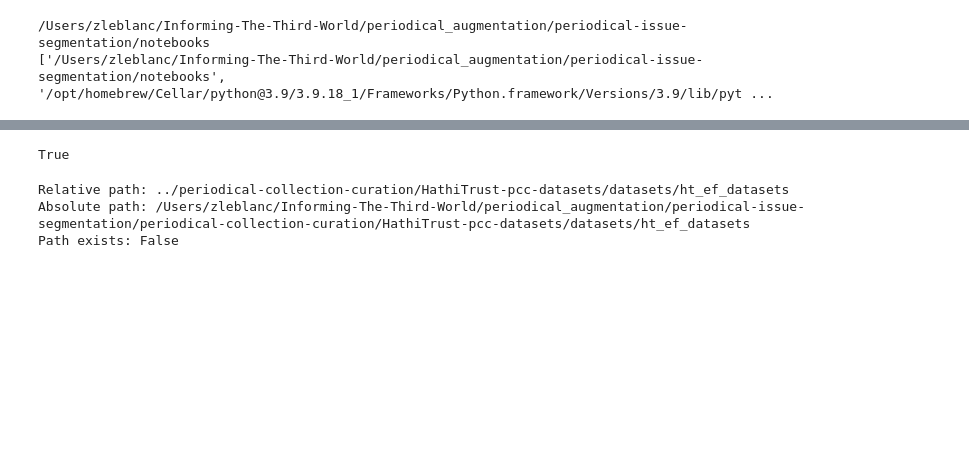
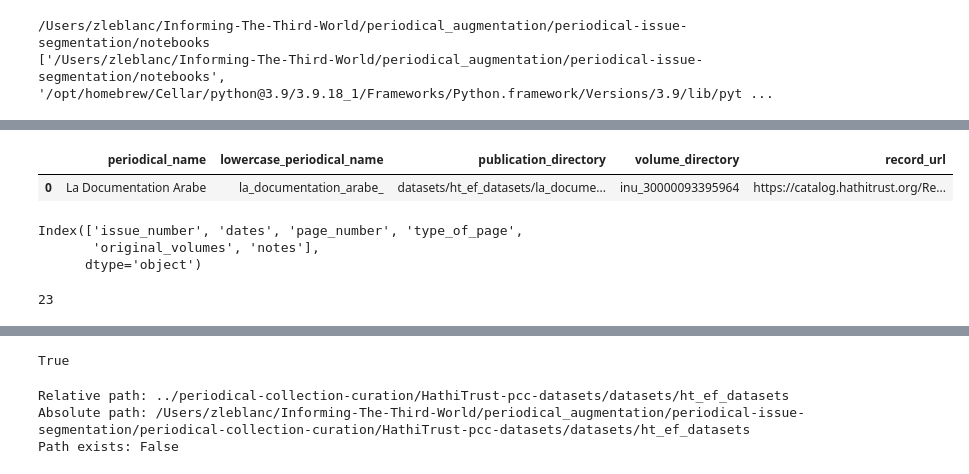
Before and after one commit to Informing-The-Third-World/periodical-wavelet-analysis, a Jupyter notebook: notebooks/TestingPaths.ipynb, the cells around one changed output, grey strips where cells are left out. Saved outputs shown, nothing was run; the diff lists cells and outputs as text; code cells hidden in the pictures; blank space fills up the shorter version.

```diff
--- a/notebooks/TestingPaths.ipynb
+++ b/notebooks/TestingPaths.ipynb
@@ -29,0 +16,5 @@ df
+# %%
+df[0:1][['periodical_name', 'lowercase_periodical_name', 'publication_directory', 'volume_directory', 'record_url']]
+# %% [output]
+|  | periodical_name | lowercase_periodical_name | publication_directory | volume_directory | record_url |
+| 0 | La Documentation Arabe | la_documentation_arabe_ | datasets/ht_ef_datasets/la_docume... | inu_30000093395964 | https://catalog.hathitrust.org/Re... |
@@ -29,0 +48,7 @@ df
+# %%
+test_annotated_df = pd.read_csv("../datasets/annotated_datasets/arab_observer_annotated_dataset.csv")
+cleaned_test_annotated_df = clean_annotated_df(test_annotated_df)
+# %% [output]
+Index(['issue_number', 'dates', 'page_number', 'type_of_page',
+       'original_volumes', 'notes'],
+      dtype='object')
@@ -29,0 +59,4 @@ df
+# %%
+merged_annotated_df['original_volumes'].nunique()
+# %% [output]
+23
```
Also changed, not shown: parts of 25 cells of this notebook, 1 other file.
